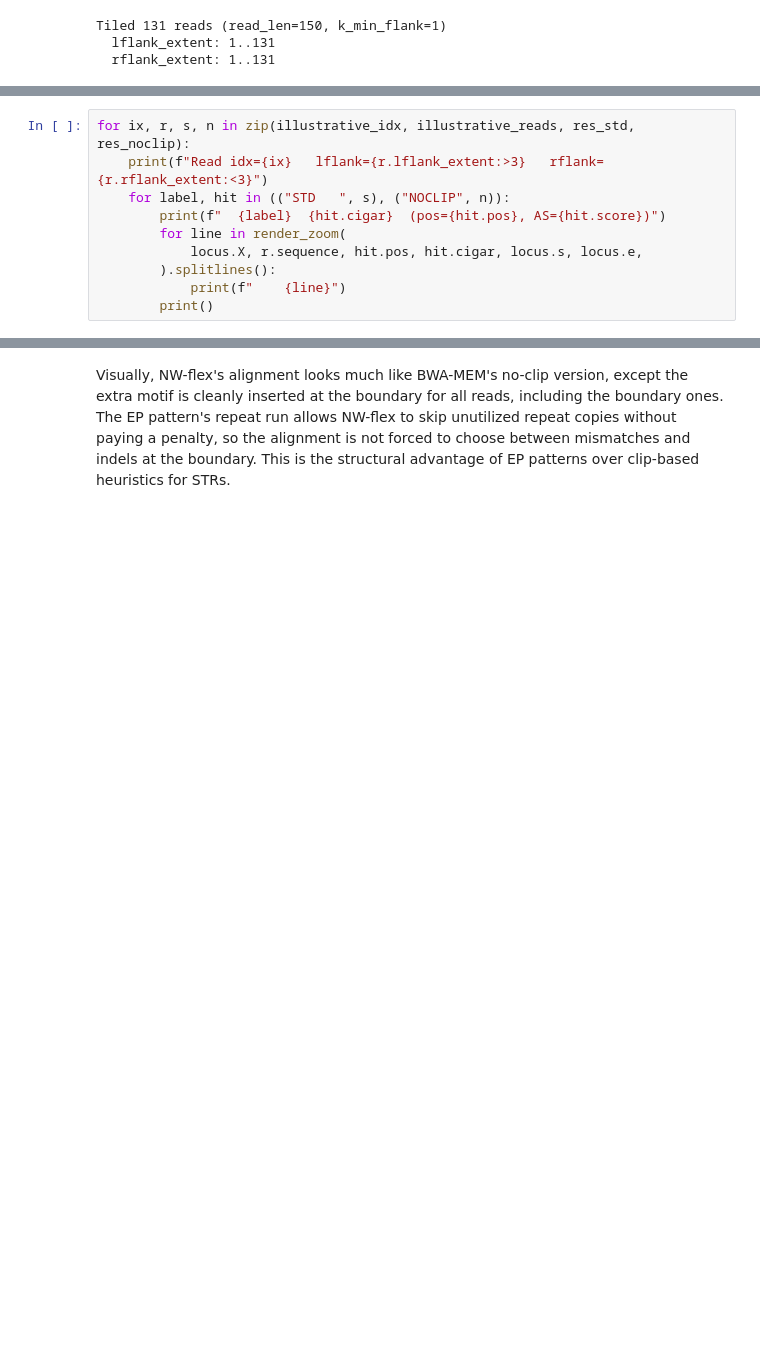
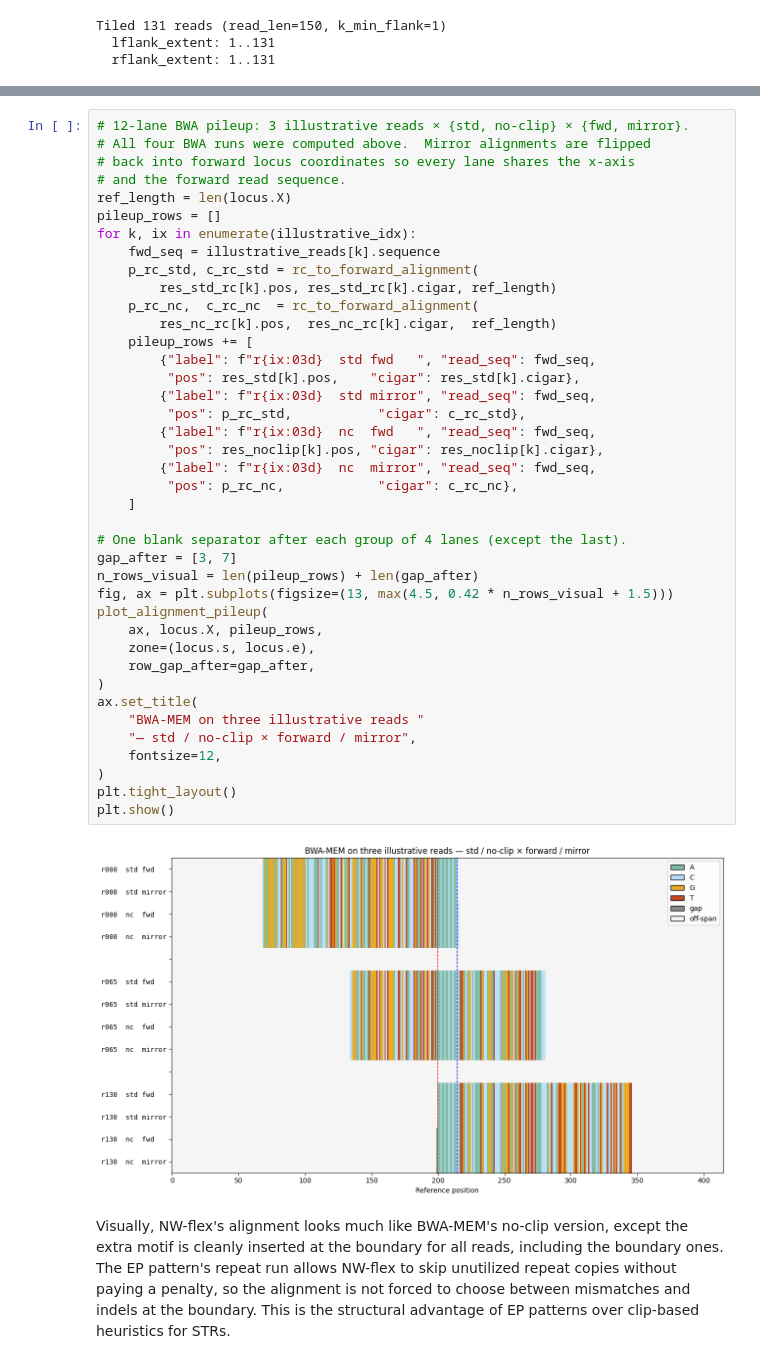
Before and after one commit to nwflex/nwflex, a Jupyter notebook: notebooks/07_NWflex_BWA_Comparison.ipynb, the cells around one changed output, grey strips where cells are left out. Saved outputs shown, nothing was run; the diff lists cells and outputs as text; blank space fills up the shorter version.

```diff
--- a/notebooks/07_NWflex_BWA_Comparison.ipynb
+++ b/notebooks/07_NWflex_BWA_Comparison.ipynb
@@ -350,10 +339,0 @@ Three things to notice as you read down the page:
-# %%
-for ix, r, s, n in zip(illustrative_idx, illustrative_reads, res_std, res_noclip):
-    print(f"Read idx={ix}   lflank={r.lflank_extent:>3}   rflank={r.rflank_extent:<3}")
-    for label, hit in (("STD   ", s), ("NOCLIP", n)):
-        print(f"  {label}  {hit.cigar}  (pos={hit.pos}, AS={hit.score})")
-        for line in render_zoom(
-            locus.X, r.sequence, hit.pos, hit.cigar, locus.s, locus.e,
-        ).splitlines():
-            print(f"    {line}")
-        print()
@@ -441,3 +498,45 @@ NW-flex on three illustrative reads (3N reference, STR-aware EP):
+# %%
+# 12-lane BWA pileup: 3 illustrative reads × {std, no-clip} × {fwd, mirror}.
+# All four BWA runs were computed above.  Mirror alignments are flipped
+# back into forward locus coordinates so every lane shares the x-axis
+# and the forward read sequence.
+ref_length = len(locus.X)
+pileup_rows = []
+for k, ix in enumerate(illustrative_idx):
+    fwd_seq = illustrative_reads[k].sequence
+    p_rc_std, c_rc_std = rc_to_forward_alignment(
+        res_std_rc[k].pos, res_std_rc[k].cigar, ref_length)
+    p_rc_nc,  c_rc_nc  = rc_to_forward_alignment(
+        res_nc_rc[k].pos,  res_nc_rc[k].cigar,  ref_length)
+    pileup_rows += [
+        {"label": f"r{ix:03d}  std fwd   ", "read_seq": fwd_seq,
+         "pos": res_std[k].pos,    "cigar": res_std[k].cigar},
+        {"label": f"r{ix:03d}  std mirror", "read_seq": fwd_seq,
+         "pos": p_rc_std,           "cigar": c_rc_std},
+        {"label": f"r{ix:03d}  nc  fwd   ", "read_seq": fwd_seq,
+         "pos": res_noclip[k].pos, "cigar": res_noclip[k].cigar},
+        {"label": f"r{ix:03d}  nc  mirror", "read_seq": fwd_seq,
+         "pos": p_rc_nc,            "cigar": c_rc_nc},
+    ]
+
+# One blank separator after each group of 4 lanes (except the last).
+gap_after = [3, 7]
+n_rows_visual = len(pileup_rows) + len(gap_after)
+fig, ax = plt.subplots(figsize=(13, max(4.5, 0.42 * n_rows_visual + 1.5)))
+plot_alignment_pileup(
+    ax, locus.X, pileup_rows,
+    zone=(locus.s, locus.e),
+    row_gap_after=gap_after,
+)
+ax.set_title(
+    "BWA-MEM on three illustrative reads "
+    "— std / no-clip × forward / mirror",
+    fontsize=12,
+)
+plt.tight_layout()
+plt.show()
+# %% [output]
+[figure, added]
 # %% [markdown]
 Visually, NW-flex's alignment looks much like BWA-MEM's no-clip version, except the extra motif is cleanly inserted at the boundary for all reads, including the boundary ones. The EP pattern's repeat run allows NW-flex to skip unutilized repeat copies without paying a penalty, so the alignment is not forced to choose between mismatches and indels at the boundary. This is the structural advantage of EP patterns over clip-based heuristics for STRs.
 # %%
```
Also changed, not shown: parts of 26 cells of this notebook, 5 other files.
